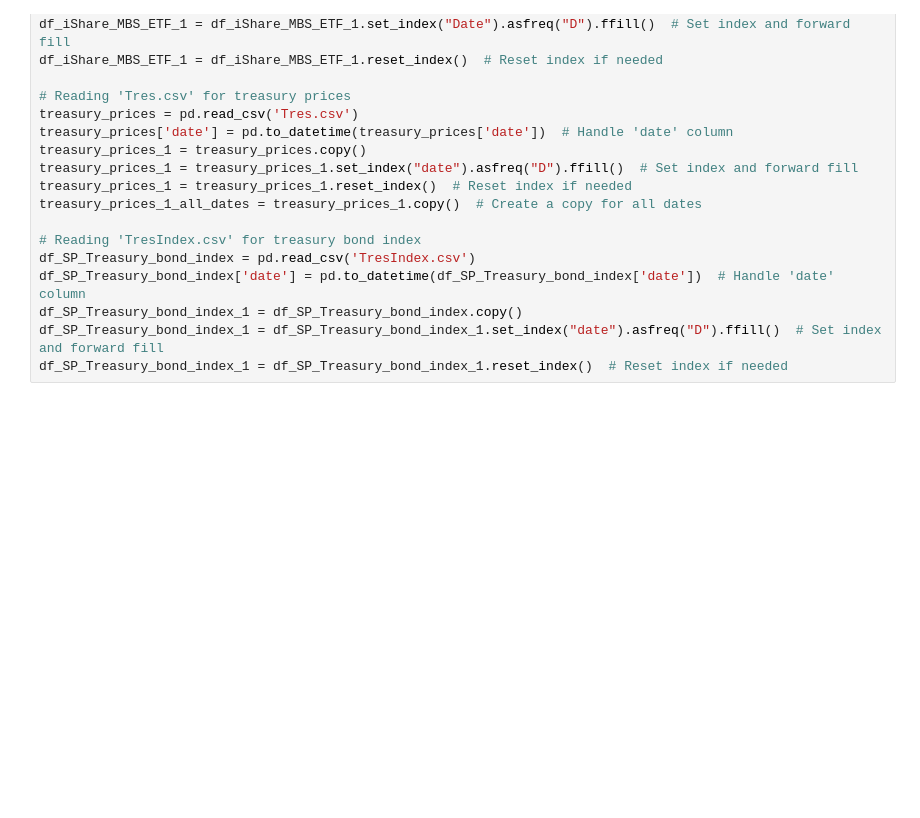
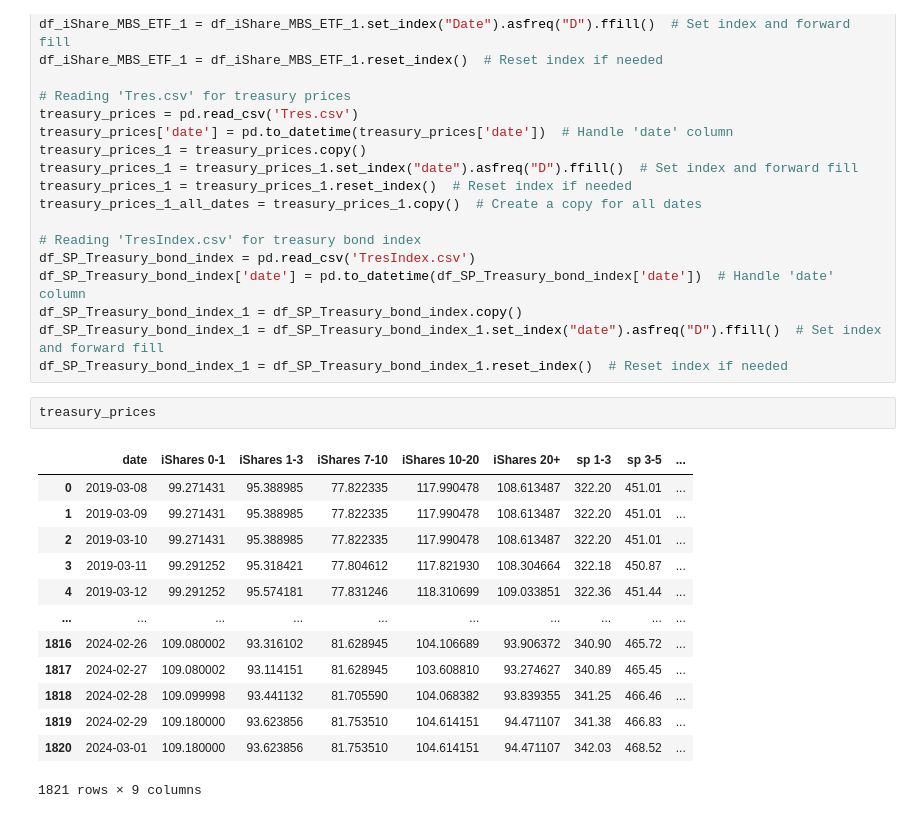
Before and after one commit to xitaram/Final_Project_P2, a Jupyter notebook: src/5.Table1.ipynb, the cells around one changed output. Saved outputs shown, nothing was run; the diff lists cells and outputs as text; blank space fills up the shorter version.

```diff
--- a/src/5.Table1.ipynb
+++ b/src/5.Table1.ipynb
@@ -46,3 +52,19 @@ df_SP_Treasury_bond_index['date'] = pd.to_datetime(df_SP_Treasury_bond_index['da
 df_SP_Treasury_bond_index_1 = df_SP_Treasury_bond_index.copy()
 df_SP_Treasury_bond_index_1 = df_SP_Treasury_bond_index_1.set_index("date").asfreq("D").ffill()  # Set index and forward fill
 df_SP_Treasury_bond_index_1 = df_SP_Treasury_bond_index_1.reset_index()  # Reset index if needed
+# %%
+treasury_prices
+# %% [output]
+|  | date | iShares 0-1 | iShares 1-3 | iShares 7-10 | iShares 10-20 | iShares 20+ | sp 1-3 | sp 3-5 | ... |
+| 0 | 2019-03-08 | 99.271431 | 95.388985 | 77.822335 | 117.990478 | 108.613487 | 322.20 | 451.01 | ... |
+| 1 | 2019-03-09 | 99.271431 | 95.388985 | 77.822335 | 117.990478 | 108.613487 | 322.20 | 451.01 | ... |
+| 2 | 2019-03-10 | 99.271431 | 95.388985 | 77.822335 | 117.990478 | 108.613487 | 322.20 | 451.01 | ... |
+| 3 | 2019-03-11 | 99.291252 | 95.318421 | 77.804612 | 117.821930 | 108.304664 | 322.18 | 450.87 | ... |
+| 4 | 2019-03-12 | 99.291252 | 95.574181 | 77.831246 | 118.310699 | 109.033851 | 322.36 | 451.44 | ... |
+| ... | ... | ... | ... | ... | ... | ... | ... | ... | ... |
+| 1816 | 2024-02-26 | 109.080002 | 93.316102 | 81.628945 | 104.106689 | 93.906372 | 340.90 | 465.72 | ... |
+| 1817 | 2024-02-27 | 109.080002 | 93.114151 | 81.628945 | 103.608810 | 93.274627 | 340.89 | 465.45 | ... |
+| 1818 | 2024-02-28 | 109.099998 | 93.441132 | 81.705590 | 104.068382 | 93.839355 | 341.25 | 466.46 | ... |
+| 1819 | 2024-02-29 | 109.180000 | 93.623856 | 81.753510 | 104.614151 | 94.471107 | 341.38 | 466.83 | ... |
+| 1820 | 2024-03-01 | 109.180000 | 93.623856 | 81.753510 | 104.614151 | 94.471107 | 342.03 | 468.52 | ... |
+1821 rows × 9 columns
```
Also changed, not shown: parts of 10 cells of this notebook.
